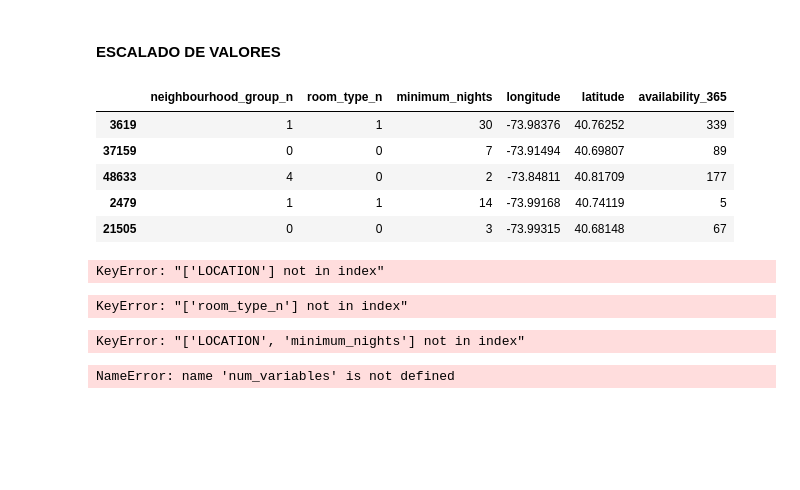
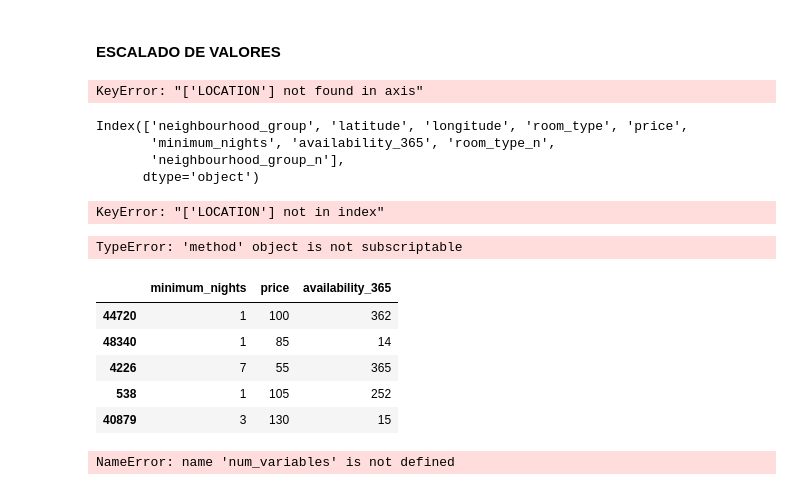
Before and after one commit to 4GeeksAcademy/CristinaChico_EDA, a Jupyter notebook: src/explore.ipynb, the cells around one changed output. Drawn from its saved outputs; the diff is of its cells as text; code cells hidden in the pictures; blank space fills up the shorter version.

```diff
--- a/src/explore.ipynb
+++ b/src/explore.ipynb
@@ -471,2 +506,0 @@ Los límites superior e inferior para la búsqueda de outliers son 367.5 y -108.
-# %%
-total_data=total_data[total_data["price"] < 500 ]
@@ -512,22 +569,6 @@ total_data.head()
 | 5 | Manhattan | 40.74767 | -73.97500 | Entire home/apt | 200 | 3 | 129 | ... |
 # %% [markdown]
 #### ESCALADO DE VALORES
-# %%
-num_variables = ["LOCATION", "room_type_n", "minimum_nights", "price","availability_365"]
-
-X = total_data.drop("price", axis = 1)[num_variables]
-y = total_data["price"]
-
-X_train, X_test, y_train, y_test = train_test_split(X, y, test_size = 0.2, random_state = 42)
-
-X_train.head()
-# %% [output]
-|  | neighbourhood_group_n | room_type_n | minimum_nights | longitude | latitude | availability_365 |
-| 3619 | 1 | 1 | 30 | -73.98376 | 40.76252 | 339 |
-| 37159 | 0 | 0 | 7 | -73.91494 | 40.69807 | 89 |
-| 48633 | 4 | 0 | 2 | -73.84811 | 40.81709 | 177 |
-| 2479 | 1 | 1 | 14 | -73.99168 | 40.74119 | 5 |
-| 21505 | 0 | 0 | 3 | -73.99315 | 40.68148 | 67 |
 # %%
 num_variables = ["LOCATION", "room_type_n", "minimum_nights", "price","availability_365"]
 
@@ -538,9 +579,27 @@ X_train, X_test, y_train, y_test = train_test_split(X, y, test_size = 0.2, rando
 
 X_train.head()
 # %% [output]
-KeyError: "['LOCATION'] not in index"
+KeyError: "['LOCATION'] not found in axis"
+# %%
+print(total_data.columns)
+# %% [output]
+Index(['neighbourhood_group', 'latitude', 'longitude', 'room_type', 'price',
+       'minimum_nights', 'availability_365', 'room_type_n',
+       'neighbourhood_group_n'],
+      dtype='object')
+# %%
+num_variables = ["LOCATION", "room_type_n", "minimum_nights", "price","availability_365"]
+
+X = total_data.drop("LOCATION", axis = 1)[num_variables]
+y = total_data["LOCATION"]
+
+X_train, X_test, y_train, y_test = train_test_split(X, y, test_size = 0.2, random_state = 42)
+
+X_train.head()
+# %% [output]
+KeyError: "['LOCATION'] not in index"
 # %%
-num_variables = ["LOCATION", "room_type_n", "minimum_nights", "price","availability_365"]
+num_variables = ["room_type_n", "minimum_nights", "price","availability_365"]
 
 X = total_data.drop("room_type_n", axis = 1)[num_variables]
 y = total_data["room_type_n"]
@@ -549,18 +608,22 @@ X_train, X_test, y_train, y_test = train_test_split(X, y, test_size = 0.2, rando
 
 X_train.head()
 # %% [output]
-KeyError: "['room_type_n'] not in index"
+TypeError: 'method' object is not subscriptable
 # %%
-num_variables = ["LOCATION", "room_type_n", "minimum_nights", "price","availability_365"]
+num_variables = ["minimum_nights", "price", "availability_365"]  # Quitamos "LOCATION" y "room_type_n"
+X = total_data[num_variables]  # No eliminamos nada
+y = total_data["room_type_n"]  # Variable objetivo
 
-X = total_data.drop("minimum_nights", axis = 1)[num_variables]
-y = total_data["minimum_nights"]
-
-X_train, X_test, y_train, y_test = train_test_split(X, y, test_size = 0.2, random_state = 42)
+X_train, X_test, y_train, y_test = train_test_split(X, y, test_size=0.2, random_state=42)
 
 X_train.head()
 # %% [output]
-KeyError: "['LOCATION', 'minimum_nights'] not in index"
+|  | minimum_nights | price | availability_365 |
+| 44720 | 1 | 100 | 362 |
+| 48340 | 1 | 85 | 14 |
+| 4226 | 7 | 55 | 365 |
+| 538 | 1 | 105 | 252 |
+| 40879 | 3 | 130 | 15 |
 # %%
 num_variables = ["LOCATION", "room_type_n", "minimum_nights", "price","availability_365"]
 
```
Also changed, not shown: parts of 12 cells of this notebook.
